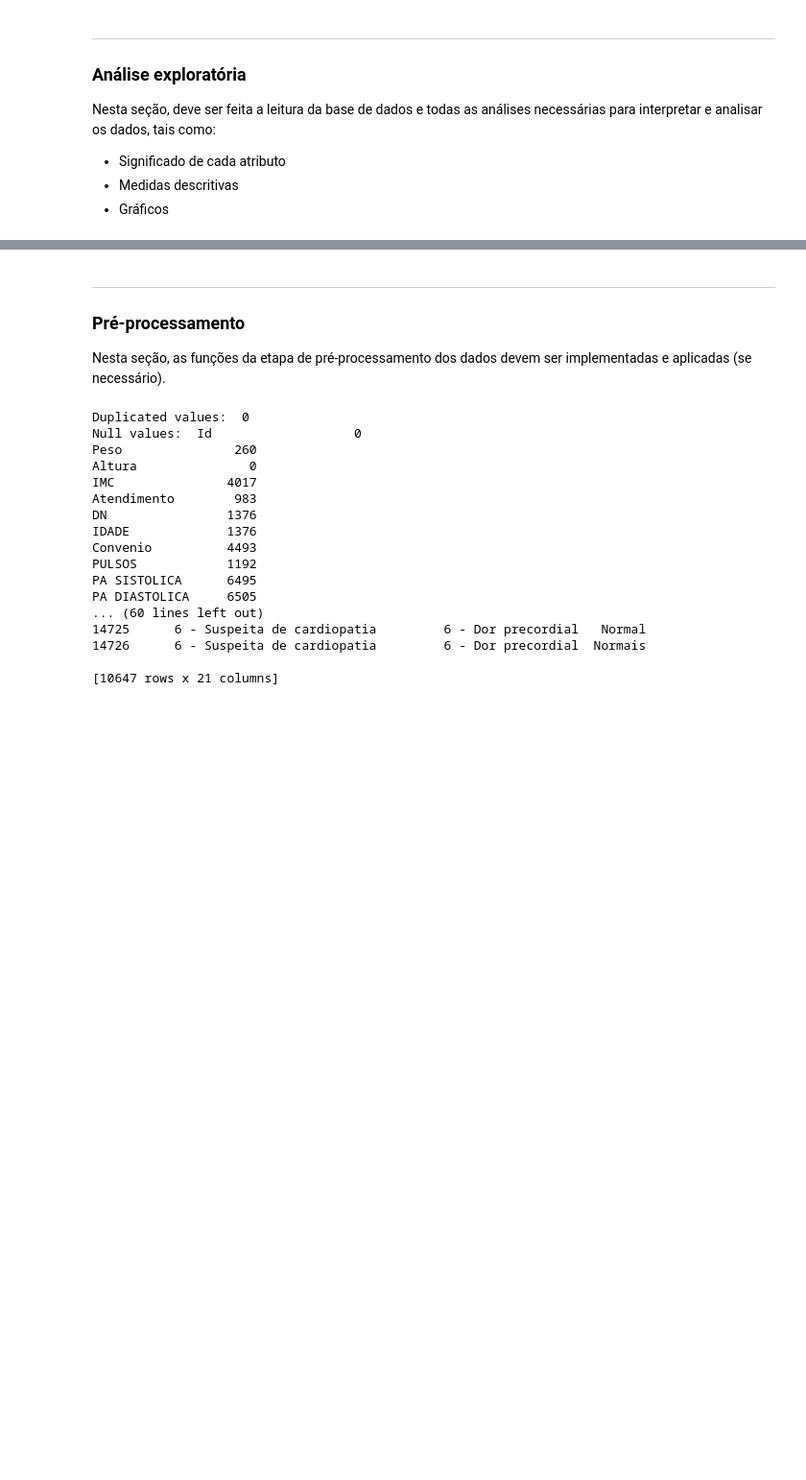
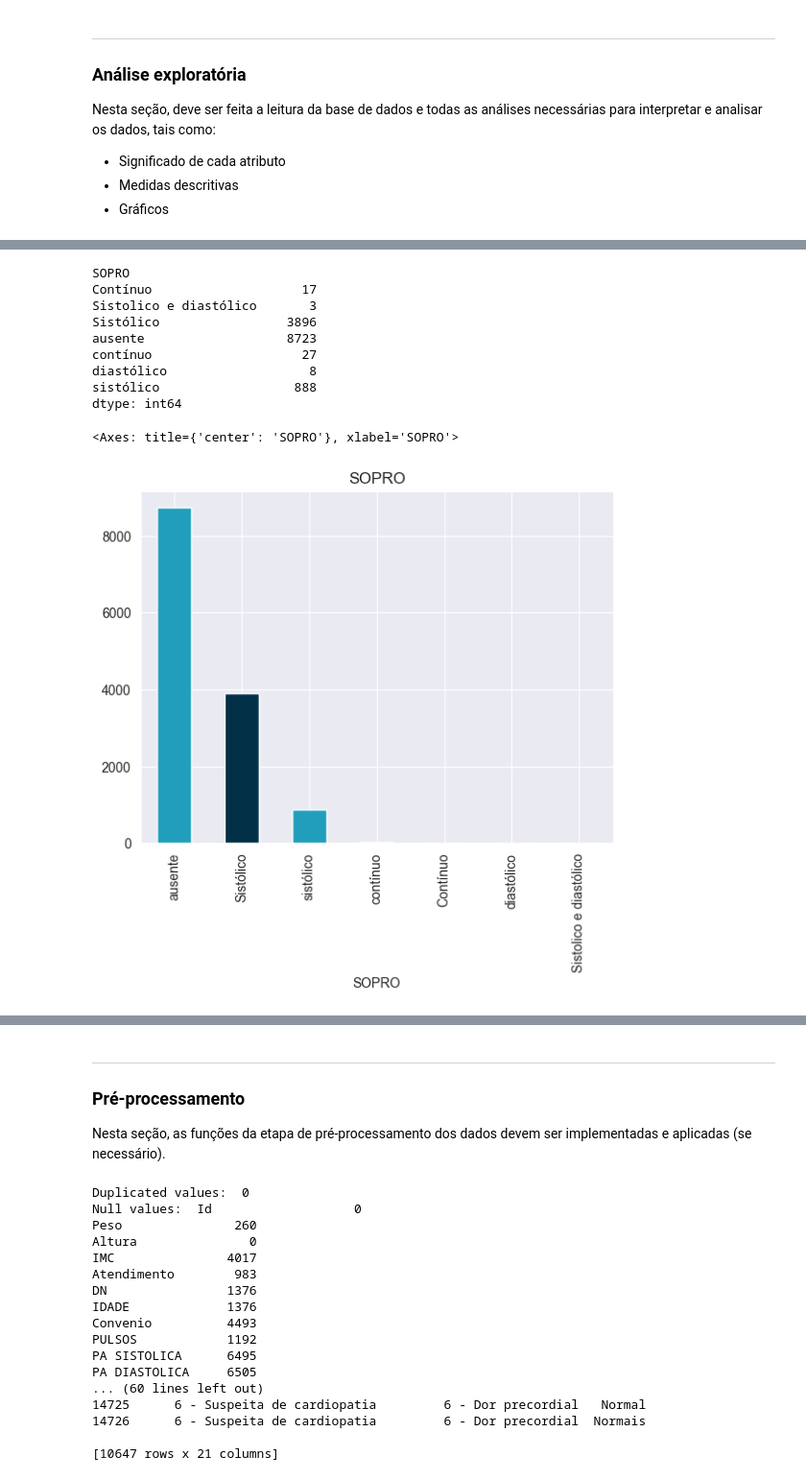
Before and after one commit to fernandoMessias/Aprendizado-de-Maquina---Deteccao-de-patologias-cardiacas-em-pacientes-pediatricos, a Jupyter notebook: main.ipynb, the cells around one changed output, grey strips where cells are left out. Shown at 96% size. Drawn from its saved outputs; the diff is of its cells as text; code cells hidden in the pictures; blank space fills up the shorter version.

```diff
--- a/main.ipynb
+++ b/main.ipynb
@@ -121,0 +212,18 @@ None
+# %%
+# Check the quantity of information by Sopro
+print(df_rhp_classe.groupby(['SOPRO']).size())
+
+# Graphical representation
+df_rhp_classe.SOPRO.value_counts().plot(kind='bar', title='SOPRO', color = ['#219ebc', '#023047'])
+# %% [output]
+SOPRO
+Contínuo                    17
+Sistolico e diastólico       3
+Sistólico                 3896
+ausente                   8723
+contínuo                    27
+diastólico                   8
+sistólico                  888
+dtype: int64
+<Axes: title={'center': 'SOPRO'}, xlabel='SOPRO'>
+[figure, added]
```
Also changed, not shown: parts of 23 cells of this notebook.
